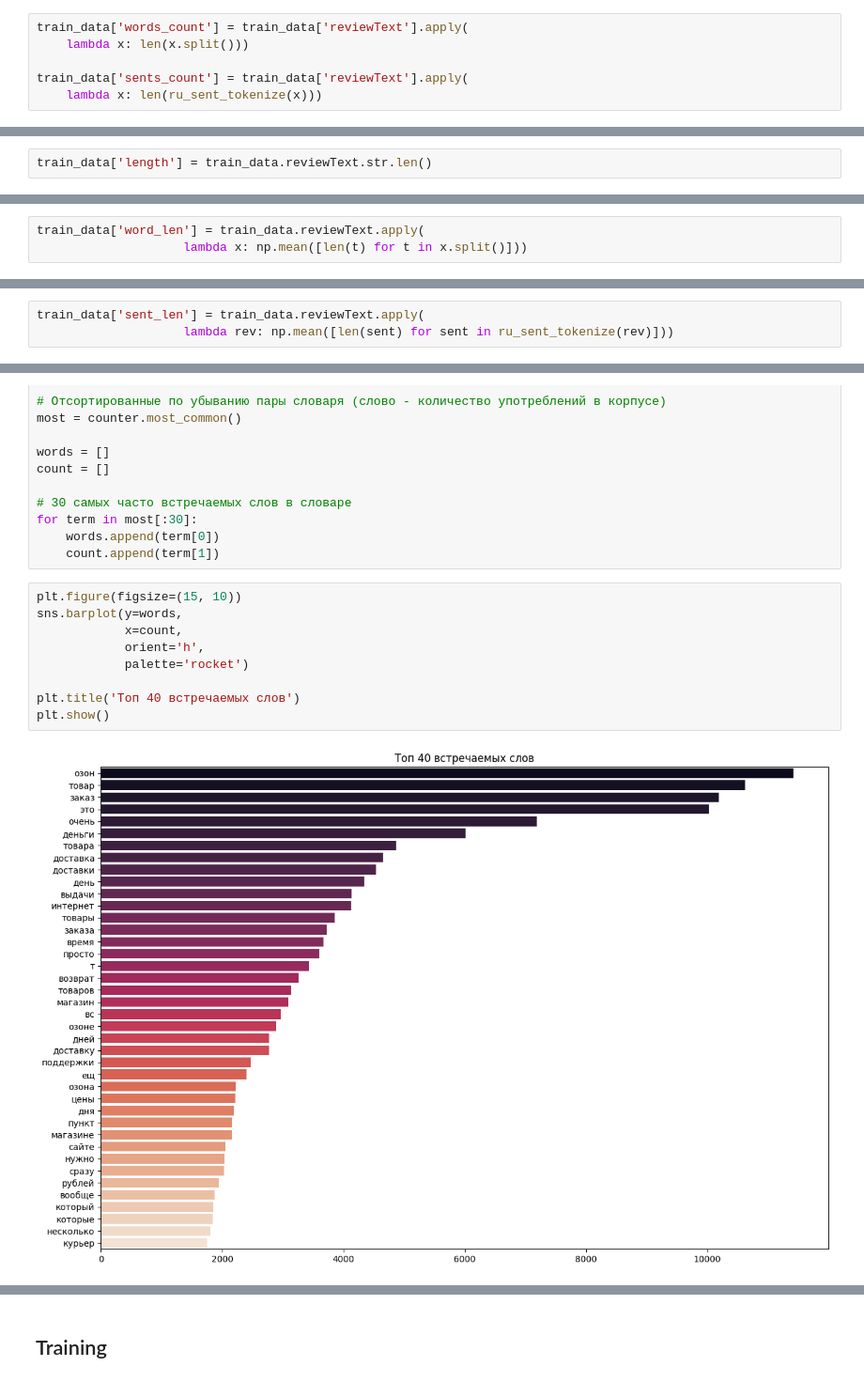
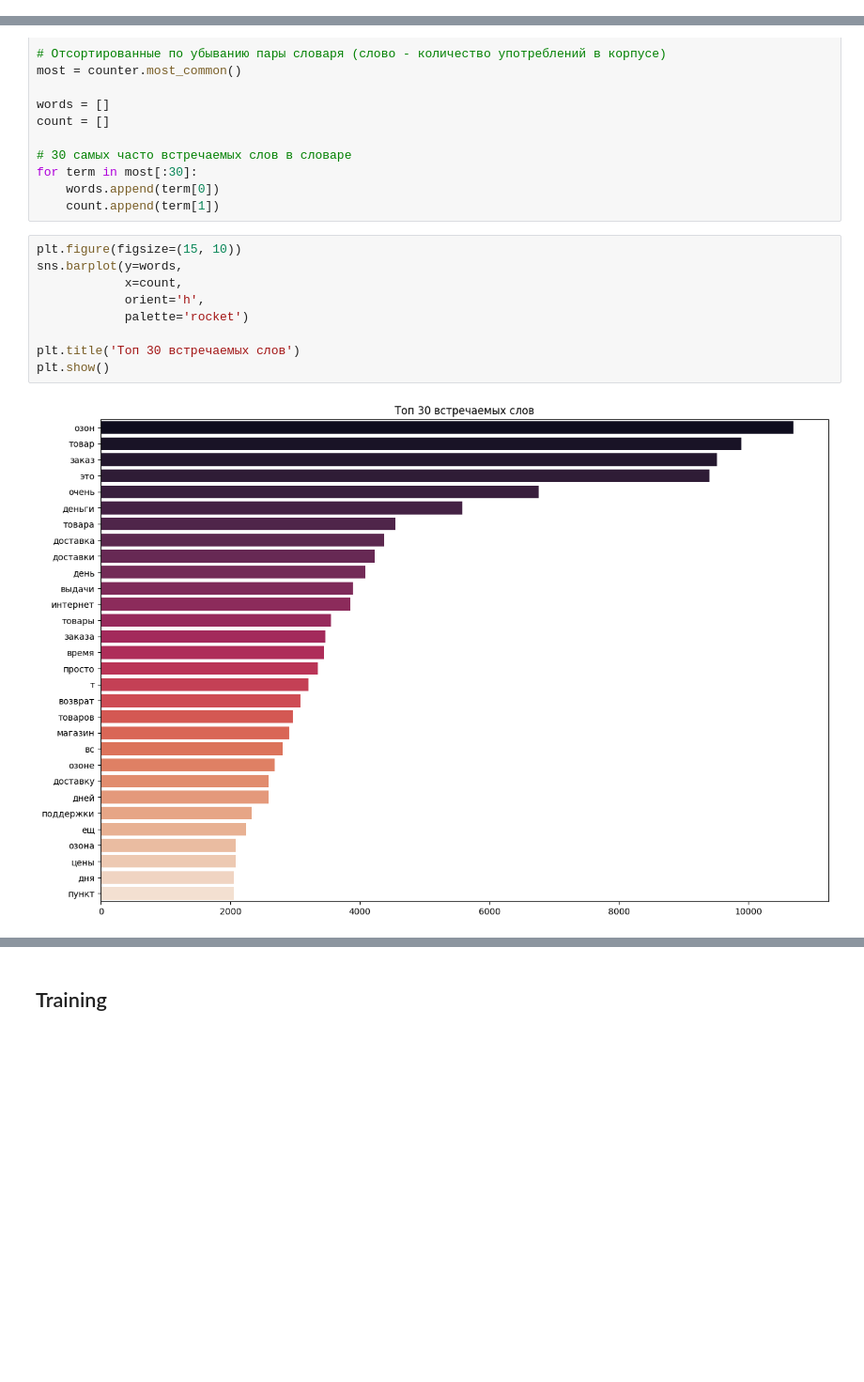
Before and after one commit to multibrendoviy/SentimentClassifierApp, a Jupyter notebook: notebooks/EDA_and_train.ipynb, the cells around one changed output, grey strips where cells are left out. Shown at 94% size. Saved outputs shown, nothing was run; the diff lists cells and outputs as text; blank space fills up the shorter version.

```diff
--- a/notebooks/EDA_and_train.ipynb
+++ b/notebooks/EDA_and_train.ipynb
@@ -465,6 +347,0 @@ plot_kdeplot(data, 'word_len', 'target')
-# %%
-train_data['words_count'] = train_data['reviewText'].apply(
-    lambda x: len(x.split()))
-
-train_data['sents_count'] = train_data['reviewText'].apply(
-    lambda x: len(ru_sent_tokenize(x)))
@@ -532,2 +411,0 @@ for i, col in enumerate(lst):
-# %%
-train_data['length'] = train_data.reviewText.str.len()
@@ -543,3 +411,0 @@ plt.show()
-# %%
-train_data['word_len'] = train_data.reviewText.apply(
-                    lambda x: np.mean([len(t) for t in x.split()]))
@@ -563,3 +411,0 @@ plt.show()
-# %%
-train_data['sent_len'] = train_data.reviewText.apply(
-                    lambda rev: np.mean([len(sent) for sent in ru_sent_tokenize(rev)]))
@@ -622,11 +449,11 @@ for term in most[:30]:
 # %%
 plt.figure(figsize=(15, 10))
 sns.barplot(y=words,
             x=count,
             orient='h',
             palette='rocket')
 
-plt.title('Топ 40 встречаемых слов')
+plt.title('Топ 30 встречаемых слов')
 plt.show()
 # %% [output]
-[figure, old version]
+[figure, new version]
```
Also changed, not shown: parts of 78 cells of this notebook, 19 other files.
